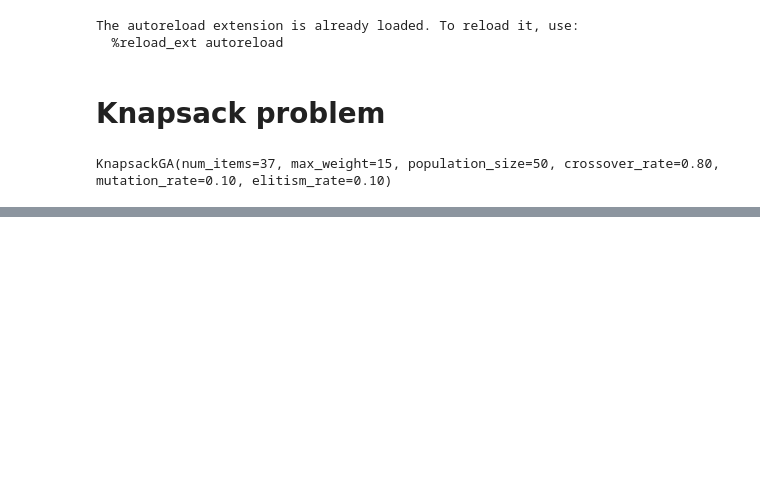
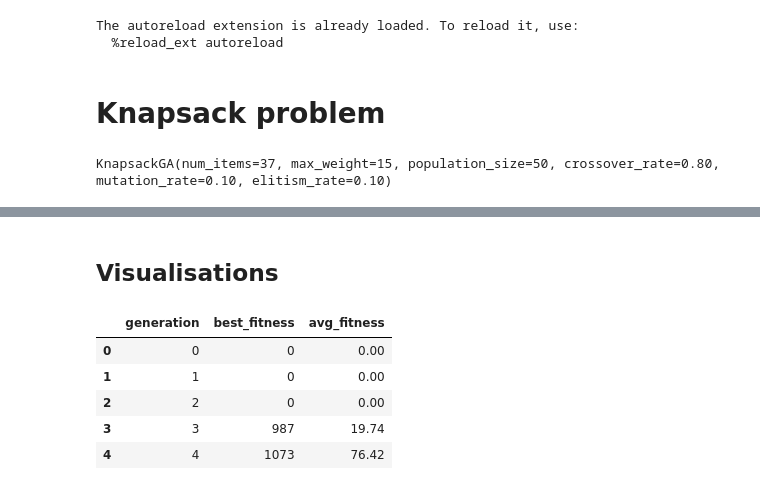
Before and after one commit to Cameron858/Knapsack-GA, a Jupyter notebook: notebooks/knapsack.ipynb, the cells around one changed output, grey strips where cells are left out. Drawn from its saved outputs; the diff is of its cells as text; code cells hidden in the pictures; blank space fills up the shorter version.

```diff
--- a/notebooks/knapsack.ipynb
+++ b/notebooks/knapsack.ipynb
@@ -22,0 +56,12 @@ best_fitness=1685
+# %% [markdown]
+## Visualisations
+# %%
+data = pd.DataFrame(history, columns=["generation", "best_fitness", "avg_fitness"])
+data.head()
+# %% [output]
+|  | generation | best_fitness | avg_fitness |
+| 0 | 0 | 0 | 0.00 |
+| 1 | 1 | 0 | 0.00 |
+| 2 | 2 | 0 | 0.00 |
+| 3 | 3 | 987 | 19.74 |
+| 4 | 4 | 1073 | 76.42 |
```
Also changed, not shown: parts of 6 cells of this notebook.
